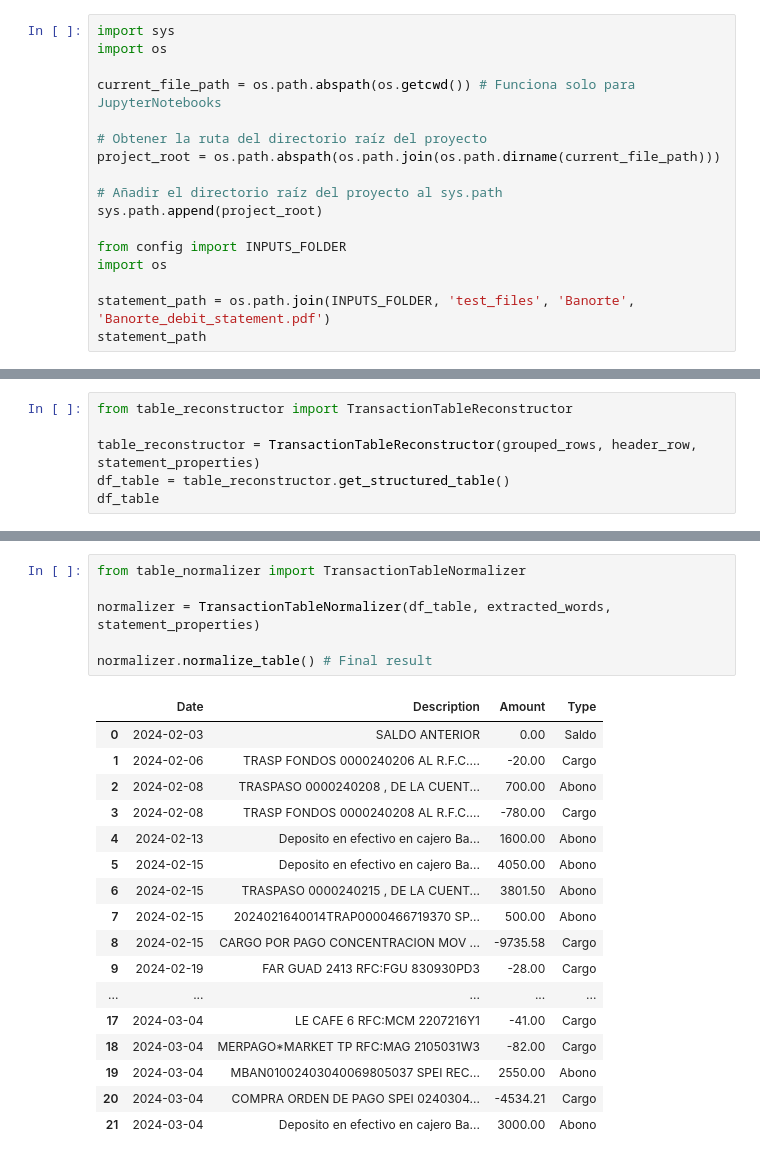
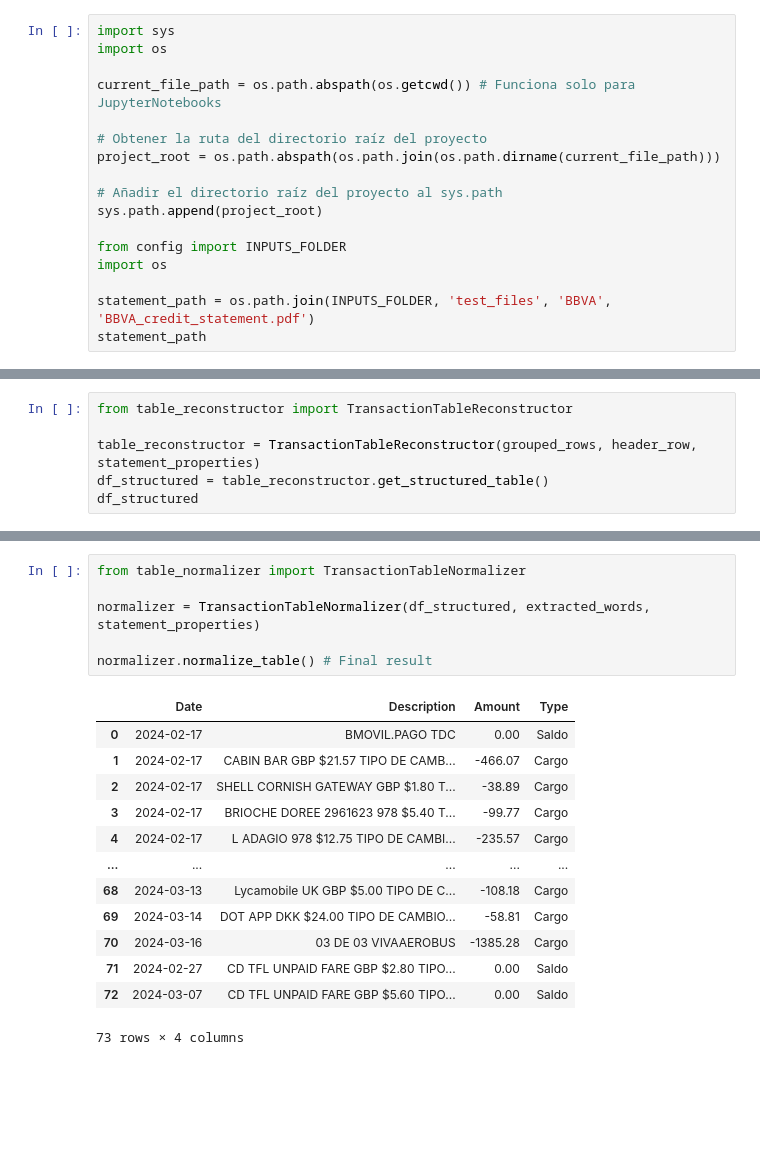
Before and after one commit to MarioCanudas/Aether, a Jupyter notebook: Aether_v1/new_model/test_models.ipynb, the cells around one changed output, grey strips where cells are left out. Drawn from its saved outputs; the diff is of its cells as text; blank space fills up the shorter version.

```diff
--- a/Aether_v1/new_model/test_models.ipynb
+++ b/Aether_v1/new_model/test_models.ipynb
@@ -13,6 +13,6 @@ sys.path.append(project_root)
 from config import INPUTS_FOLDER
 import os
 
-statement_path = os.path.join(INPUTS_FOLDER, 'test_files', 'Banorte', 'Banorte_debit_statement.pdf')
+statement_path = os.path.join(INPUTS_FOLDER, 'test_files', 'BBVA', 'BBVA_credit_statement.pdf')
 statement_path
 # %% [output]
@@ -111,6 +107,6 @@ grouped_rows
 from table_reconstructor import TransactionTableReconstructor
 
 table_reconstructor = TransactionTableReconstructor(grouped_rows, header_row, statement_properties)
-df_table = table_reconstructor.get_structured_table()
-df_table
+df_structured = table_reconstructor.get_structured_table()
+df_structured
 # %% [output]
@@ -134,24 +126,20 @@ df_table
 # %%
 from table_normalizer import TransactionTableNormalizer
 
-normalizer = TransactionTableNormalizer(df_table, extracted_words, statement_properties)
+normalizer = TransactionTableNormalizer(df_structured, extracted_words, statement_properties)
 
 normalizer.normalize_table() # Final result
 # %% [output]
 |  | Date | Description | Amount | Type |
-| 0 | 2024-02-03 | SALDO ANTERIOR | 0.00 | Saldo |
-| 1 | 2024-02-06 | TRASP FONDOS 0000240206 AL R.F.C.... | -20.00 | Cargo |
-| 2 | 2024-02-08 | TRASPASO 0000240208 , DE LA CUENT... | 700.00 | Abono |
-| 3 | 2024-02-08 | TRASP FONDOS 0000240208 AL R.F.C.... | -780.00 | Cargo |
-| 4 | 2024-02-13 | Deposito en efectivo en cajero Ba... | 1600.00 | Abono |
-| 5 | 2024-02-15 | Deposito en efectivo en cajero Ba... | 4050.00 | Abono |
-| 6 | 2024-02-15 | TRASPASO 0000240215 , DE LA CUENT... | 3801.50 | Abono |
-| 7 | 2024-02-15 | 2024021640014TRAP0000466719370 SP... | 500.00 | Abono |
-| 8 | 2024-02-15 | CARGO POR PAGO CONCENTRACION MOV ... | -9735.58 | Cargo |
-| 9 | 2024-02-19 | FAR GUAD 2413 RFC:FGU 830930PD3 | -28.00 | Cargo |
+| 0 | 2024-02-17 | BMOVIL.PAGO TDC | 0.00 | Saldo |
+| 1 | 2024-02-17 | CABIN BAR GBP $21.57 TIPO DE CAMB... | -466.07 | Cargo |
+| 2 | 2024-02-17 | SHELL CORNISH GATEWAY GBP $1.80 T... | -38.89 | Cargo |
+| 3 | 2024-02-17 | BRIOCHE DOREE 2961623 978 $5.40 T... | -99.77 | Cargo |
+| 4 | 2024-02-17 | L ADAGIO 978 $12.75 TIPO DE CAMBI... | -235.57 | Cargo |
 | ... | ... | ... | ... | ... |
-| 17 | 2024-03-04 | LE CAFE 6 RFC:MCM 2207216Y1 | -41.00 | Cargo |
-| 18 | 2024-03-04 | MERPAGO*MARKET TP RFC:MAG 2105031W3 | -82.00 | Cargo |
-| 19 | 2024-03-04 | MBAN01002403040069805037 SPEI REC... | 2550.00 | Abono |
-| 20 | 2024-03-04 | COMPRA ORDEN DE PAGO SPEI 0240304... | -4534.21 | Cargo |
-| 21 | 2024-03-04 | Deposito en efectivo en cajero Ba... | 3000.00 | Abono |
+| 68 | 2024-03-13 | Lycamobile UK GBP $5.00 TIPO DE C... | -108.18 | Cargo |
+| 69 | 2024-03-14 | DOT APP DKK $24.00 TIPO DE CAMBIO... | -58.81 | Cargo |
+| 70 | 2024-03-16 | 03 DE 03 VIVAAEROBUS | -1385.28 | Cargo |
+| 71 | 2024-02-27 | CD TFL UNPAID FARE GBP $2.80 TIPO... | 0.00 | Saldo |
+| 72 | 2024-03-07 | CD TFL UNPAID FARE GBP $5.60 TIPO... | 0.00 | Saldo |
+73 rows × 4 columns
```
Also changed, not shown: parts of 6 cells of this notebook, 3 other files.
